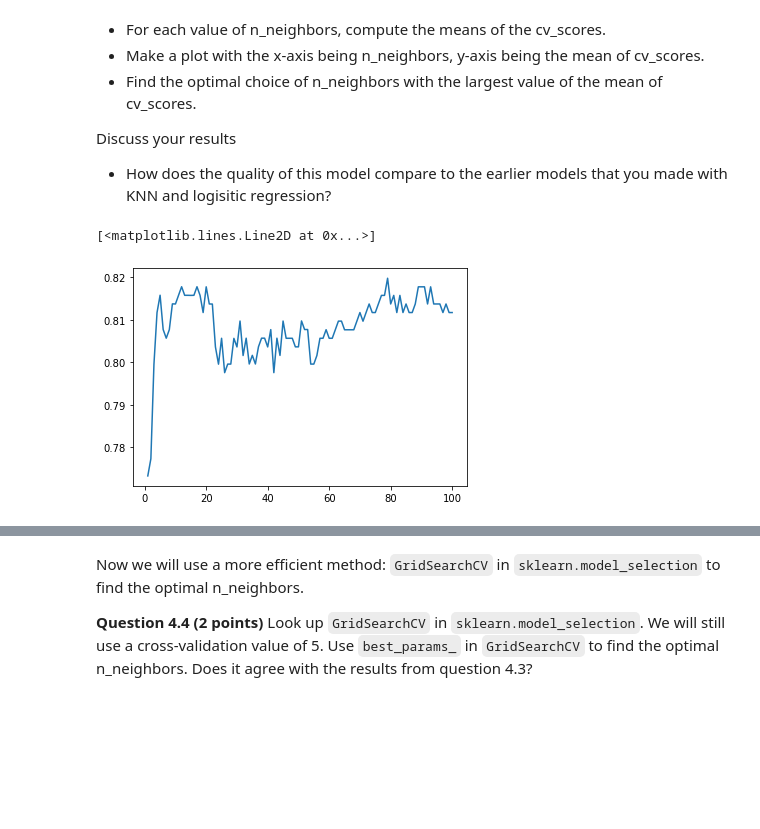
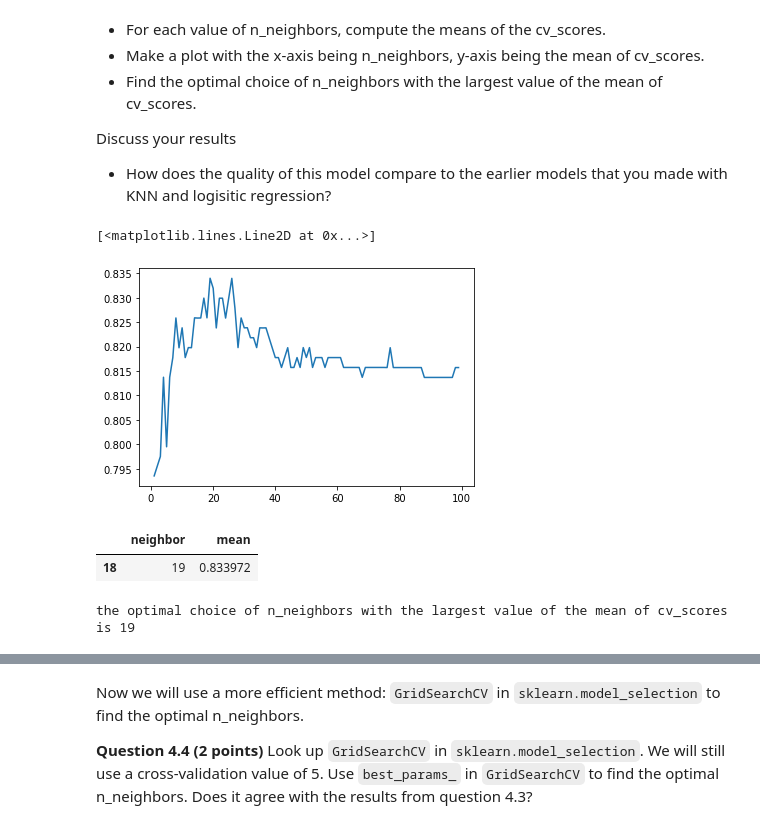
Before and after one commit to guoaiji/CMSE202_Git_Started, a Jupyter notebook: repos/HW-03_GitML-STUDENT.ipynb, the cells around one changed output, grey strips where cells are left out. Drawn from its saved outputs; the diff is of its cells as text; code cells hidden in the pictures; blank space fills up the shorter version.

```diff
--- a/repos/HW-03_GitML-STUDENT.ipynb
+++ b/repos/HW-03_GitML-STUDENT.ipynb
@@ -139,7 +141,7 @@ df_yeast = pd.concat([yeast_2_label_cyt,yeast_2_label_mit])
 
 df_yeast.sort_index(inplace = True)
 
-df_yeast['class'] = df_yeast['class'].astype('int64')
+df_yeast['class'] = df_yeast['class'].astype(int)
 
 df_yeast
 # %% [output]
@@ -214,7 +216,7 @@ alm and nuc could be dropped.
 
 * Discuss your results. How well does your reduced model fit your data? What evidence are you using to make the determination?
 # %%
-drop = ['alm','nuc']
+drop = ['mcg','nuc']
 
 df_yeast_n = df_yeast.drop(columns = drop)
 df_yeast_n_no_labels = df_yeast_n.drop('class',1)
@@ -225,6 +227,7 @@ model_n = sm.Logit(y_train_n, x_train_n)
 results_n = model_n.fit()
 print(results_n.summary())
 
-#print('accuracy:',metrics.accuracy_score(y_test_n,y_train_n))
+
+print('accuracy:',metrics.accuracy_score(df_yeast['class'],df_yeast_n['class']))
 # %% [output]
 Optimization terminated successfully.
@@ -325,13 +331,26 @@ Discuss your results
 # %%
 n_neighbors_lst = []
 mean_lst = []
 
-for i in range(1,101):
-    cv_scores_n = cross_val_score(KNeighborsClassifier(n_neighbors=i).fit(x_train_n,y_train_n), x_train_n,y_train_n)
+for i in range(1,100):
+    cv_scores_n = cross_val_score(KNeighborsClassifier(n_neighbors=i).fit(x_train_n,y_train_n), x_train_n,y_train_n, cv=5)
     n_neighbors_lst.append(i)
     mean_lst.append(cv_scores_n.mean())
 
 plt.plot(n_neighbors_lst,mean_lst)
 # %% [output]
 [<matplotlib.lines.Line2D at 0x...>]
-[figure, old version]
+[figure, new version]
+# %%
+best_c = pd.DataFrame({'neighbor':n_neighbors_lst, 'mean':mean_lst})
+
+max_mean = best_c['mean'].max()
+
+best_c.loc[best_c['mean'] == max_mean]
+# %% [output]
+|  | neighbor | mean |
+| 18 | 19 | 0.833972 |
+# %%
+print("the optimal choice of n_neighbors with the largest value of the mean of cv_scores is 19")
+# %% [output]
+the optimal choice of n_neighbors with the largest value of the mean of cv_scores is 19
```
Also changed, not shown: parts of 12 cells of this notebook.
